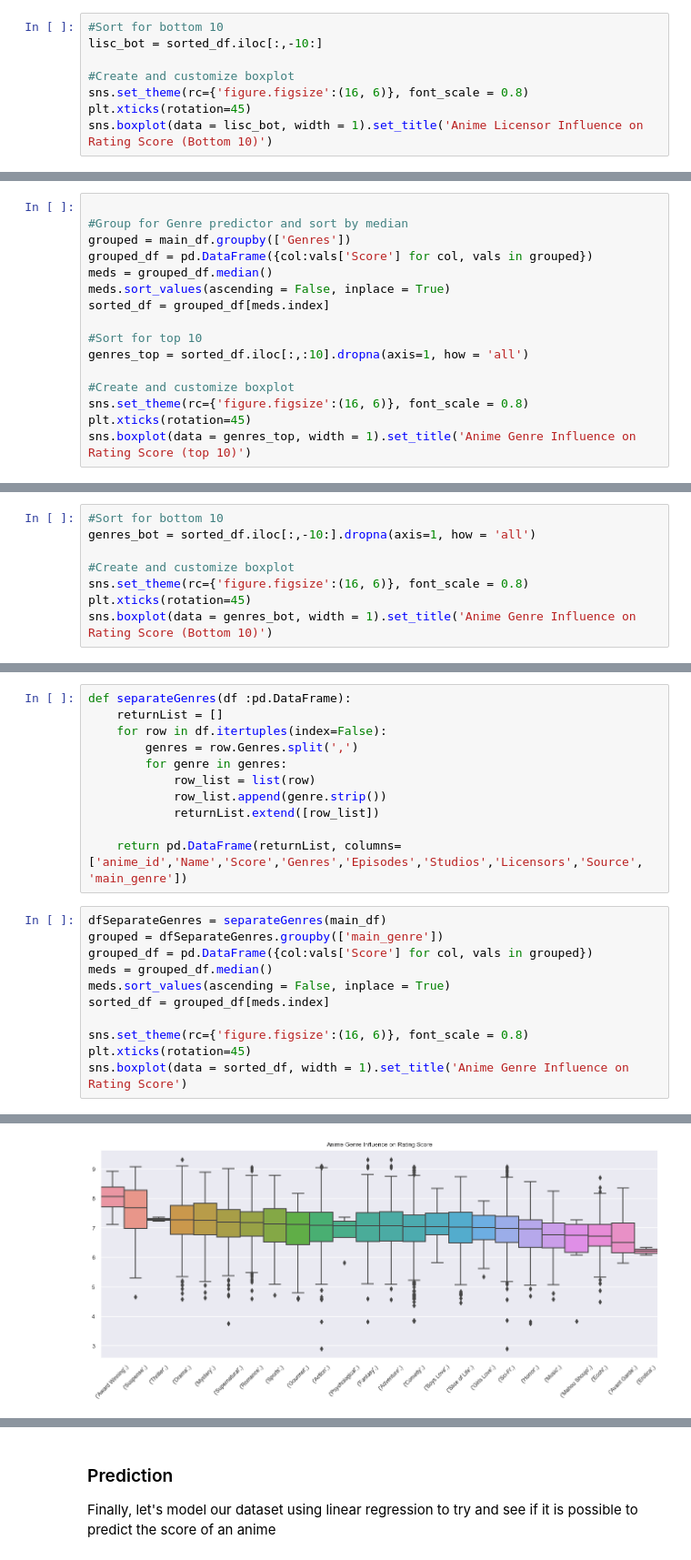
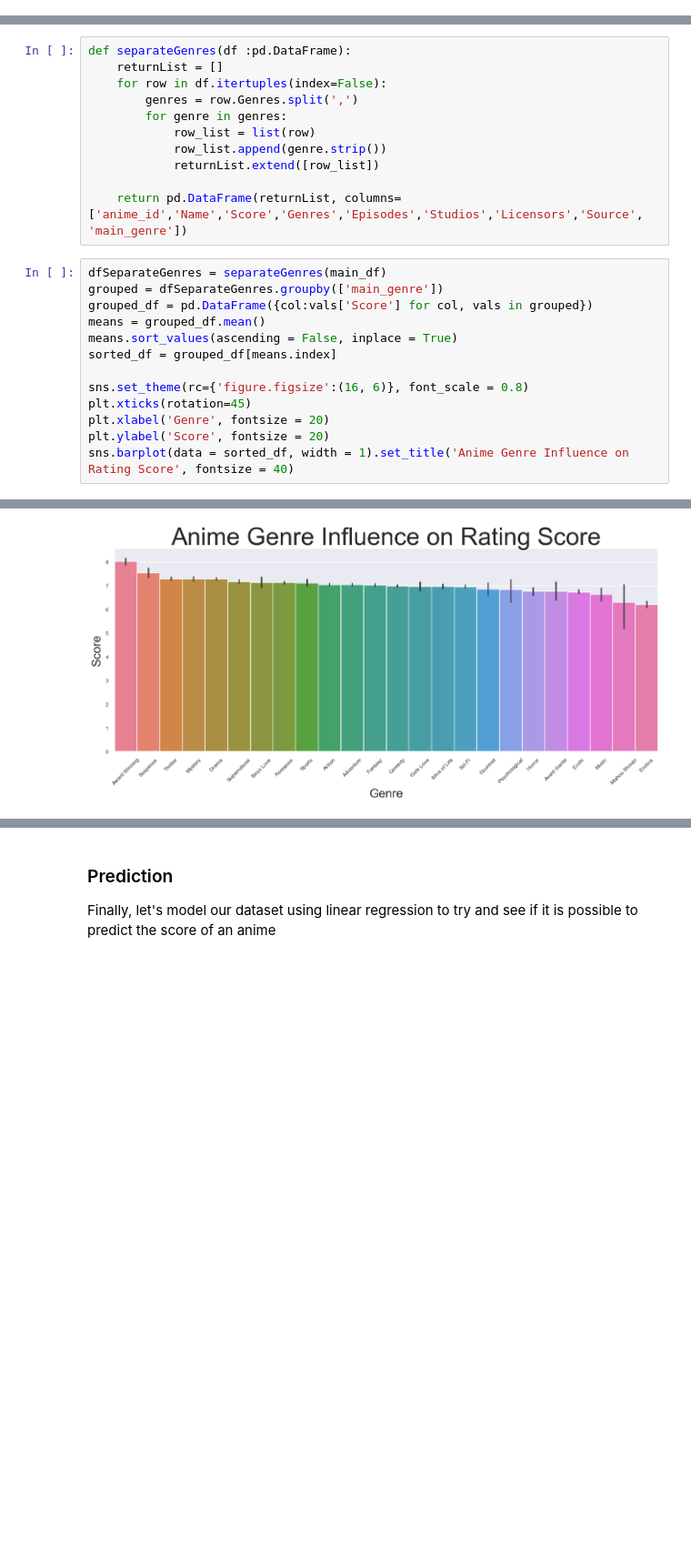
Before and after one commit to ryantregala32/COGS108_Repo, a Jupyter notebook: FinalReport.ipynb, the cells around one changed output, grey strips where cells are left out. Shown at 91% size. Cells and saved outputs as stored; diff of their text form; blank space fills up the shorter version.

```diff
--- a/FinalReport.ipynb
+++ b/FinalReport.ipynb
@@ -457,8 +483,0 @@ Text(0.5, 1.0, 'Anime Licensor Influence on Rating Score (top 10)')
-# %%
-#Sort for bottom 10
-lisc_bot = sorted_df.iloc[:,-10:]
-
-#Create and customize boxplot
-sns.set_theme(rc={'figure.figsize':(16, 6)}, font_scale = 0.8)
-plt.xticks(rotation=45)
-sns.boxplot(data = lisc_bot, width = 1).set_title('Anime Licensor Influence on Rating Score (Bottom 10)')
@@ -468,16 +483,0 @@ Text(0.5, 1.0, 'Anime Licensor Influence on Rating Score (Bottom 10)')
-# %%
-
-#Group for Genre predictor and sort by median
-grouped = main_df.groupby(['Genres'])
-grouped_df = pd.DataFrame({col:vals['Score'] for col, vals in grouped})
-meds = grouped_df.median()
-meds.sort_values(ascending = False, inplace = True)
-sorted_df = grouped_df[meds.index]
-
-#Sort for top 10
-genres_top = sorted_df.iloc[:,:10].dropna(axis=1, how = 'all')
-
-#Create and customize boxplot
-sns.set_theme(rc={'figure.figsize':(16, 6)}, font_scale = 0.8)
-plt.xticks(rotation=45)
-sns.boxplot(data = genres_top, width = 1).set_title('Anime Genre Influence on Rating Score (top 10)')
@@ -487,8 +483,0 @@ Text(0.5, 1.0, 'Anime Genre Influence on Rating Score (top 10)')
-# %%
-#Sort for bottom 10
-genres_bot = sorted_df.iloc[:,-10:].dropna(axis=1, how = 'all')
-
-#Create and customize boxplot
-sns.set_theme(rc={'figure.figsize':(16, 6)}, font_scale = 0.8)
-plt.xticks(rotation=45)
-sns.boxplot(data = genres_bot, width = 1).set_title('Anime Genre Influence on Rating Score (Bottom 10)')
@@ -509,14 +495,16 @@ def separateGenres(df :pd.DataFrame):
 # %%
 dfSeparateGenres = separateGenres(main_df)
 grouped = dfSeparateGenres.groupby(['main_genre'])
 grouped_df = pd.DataFrame({col:vals['Score'] for col, vals in grouped})
-meds = grouped_df.median()
-meds.sort_values(ascending = False, inplace = True)
-sorted_df = grouped_df[meds.index]
+means = grouped_df.mean()
+means.sort_values(ascending = False, inplace = True)
+sorted_df = grouped_df[means.index]
 
 sns.set_theme(rc={'figure.figsize':(16, 6)}, font_scale = 0.8)
 plt.xticks(rotation=45)
-sns.boxplot(data = sorted_df, width = 1).set_title('Anime Genre Influence on Rating Score')
+plt.xlabel('Genre', fontsize = 20)
+plt.ylabel('Score', fontsize = 20)
+sns.barplot(data = sorted_df, width = 1).set_title('Anime Genre Influence on Rating Score', fontsize = 40)
 # %% [output]
 Text(0.5, 1.0, 'Anime Genre Influence on Rating Score')
-[figure, old version]
+[figure, new version]
```
Also changed, not shown: parts of 35 cells of this notebook.
